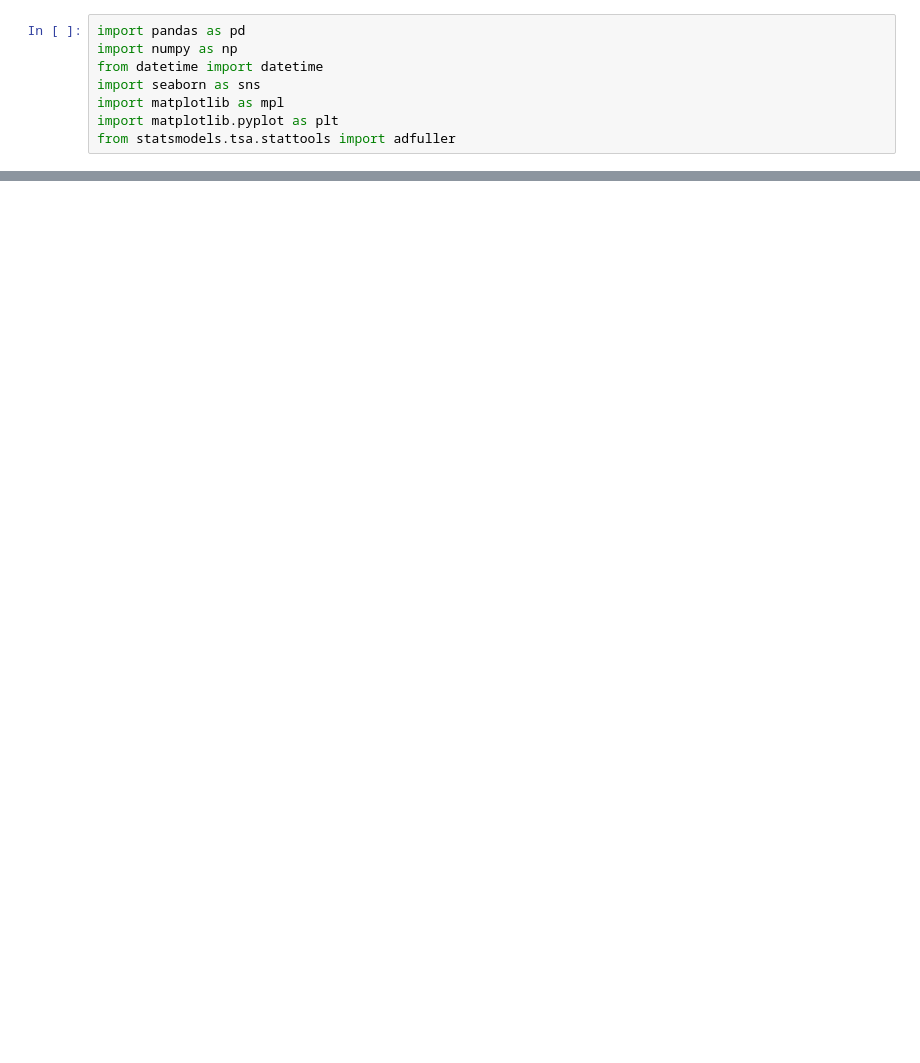
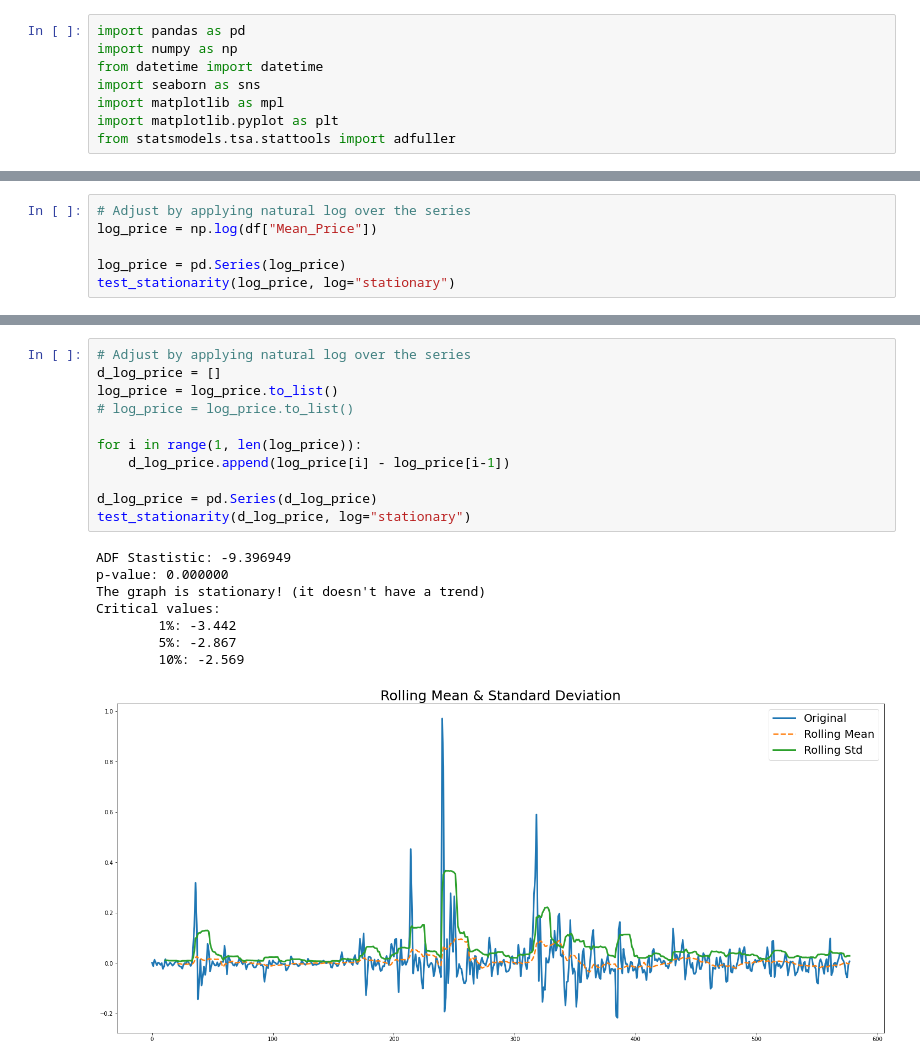
Before and after one commit to Zin9zan9/QMEF, a Jupyter notebook: doge_usd_cleaning.ipynb, the cells around one changed output, grey strips where cells are left out. Saved outputs shown, nothing was run; the diff lists cells and outputs as text; blank space fills up the shorter version.

```diff
--- a/doge_usd_cleaning.ipynb
+++ b/doge_usd_cleaning.ipynb
@@ -59,0 +126,6 @@ Text(0, 0.5, 'Volume')
+# %%
+# Adjust by applying natural log over the series
+log_price = np.log(df["Mean_Price"])
+
+log_price = pd.Series(log_price)
+test_stationarity(log_price, log="stationary")
@@ -59,0 +141,20 @@ Text(0, 0.5, 'Volume')
+# %%
+# Adjust by applying natural log over the series
+d_log_price = []
+log_price = log_price.to_list()
+# log_price = log_price.to_list()
+
+for i in range(1, len(log_price)):
+    d_log_price.append(log_price[i] - log_price[i-1])
+
+d_log_price = pd.Series(d_log_price)
+test_stationarity(d_log_price, log="stationary")
+# %% [output]
+ADF Stastistic: -9.396949
+p-value: 0.000000
+The graph is stationary! (it doesn't have a trend)
+Critical values:
+        1%: -3.442
+        5%: -2.867
+        10%: -2.569
+[figure, added]
```
Also changed, not shown: parts of 7 cells of this notebook.
